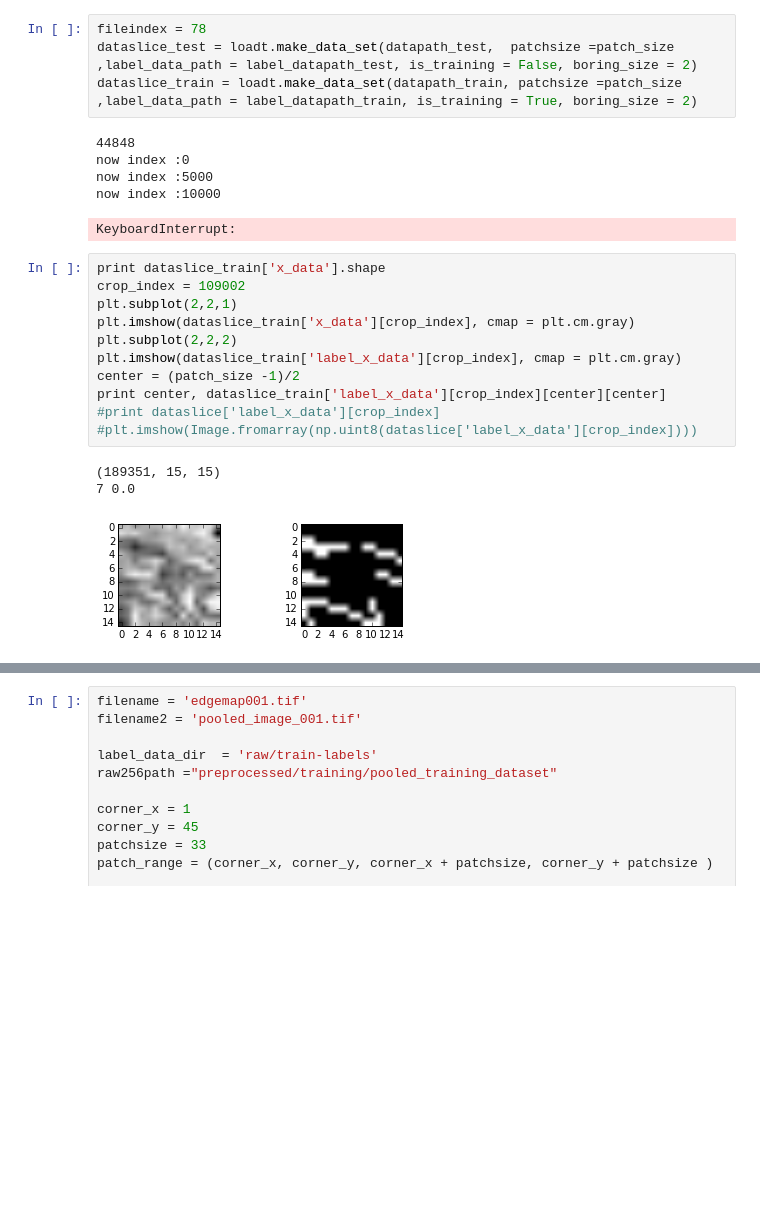
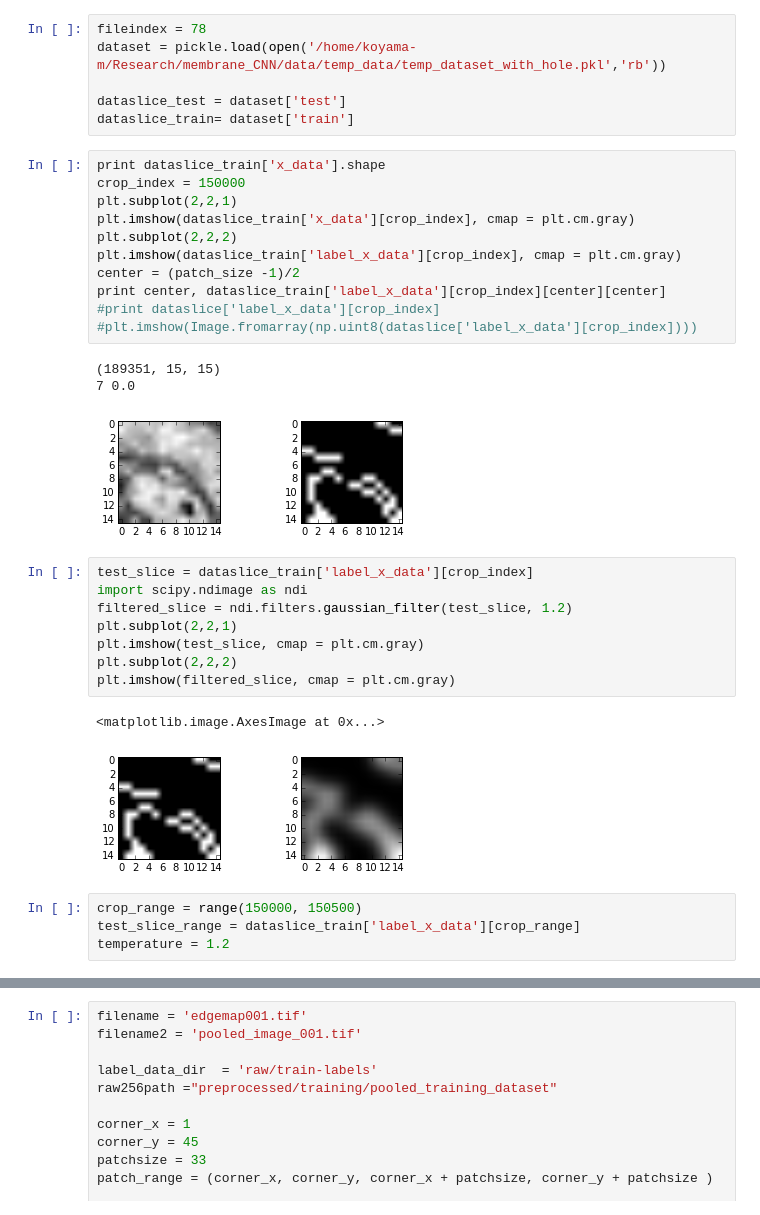
Before and after one commit to masomatics/membrane_CNN, a Jupyter notebook: notes/Untitled.ipynb, the cells around one changed output, grey strips where cells are left out. Drawn from its saved outputs; the diff is of its cells as text; blank space fills up the shorter version.

```diff
--- a/notes/Untitled.ipynb
+++ b/notes/Untitled.ipynb
@@ -34,25 +34,36 @@ reload(loadt)
-# %%
-fileindex = 78
-dataslice_test = loadt.make_data_set(datapath_test,  patchsize =patch_size ,label_data_path = label_datapath_test, is_training = False, boring_size = 2)
-dataslice_train = loadt.make_data_set(datapath_train, patchsize =patch_size ,label_data_path = label_datapath_train, is_training = True, boring_size = 2)
-# %% [output]
-44848
-now index :0
-now index :5000
-now index :10000
-KeyboardInterrupt:
+# %%
+fileindex = 78
+dataset = pickle.load(open('/home/koyama-m/Research/membrane_CNN/data/temp_data/temp_dataset_with_hole.pkl','rb'))
+
+dataslice_test = dataset['test']
+dataslice_train= dataset['train']
 # %%
 print dataslice_train['x_data'].shape
-crop_index = 109002
+crop_index = 150000
 plt.subplot(2,2,1)
 plt.imshow(dataslice_train['x_data'][crop_index], cmap = plt.cm.gray)
 plt.subplot(2,2,2)
 plt.imshow(dataslice_train['label_x_data'][crop_index], cmap = plt.cm.gray)
 center = (patch_size -1)/2
 print center, dataslice_train['label_x_data'][crop_index][center][center]
 #print dataslice['label_x_data'][crop_index]
 #plt.imshow(Image.fromarray(np.uint8(dataslice['label_x_data'][crop_index])))
 # %% [output]
 (189351, 15, 15)
 7 0.0
-[figure, old version]
+[figure, new version]
+# %%
+test_slice = dataslice_train['label_x_data'][crop_index]
+import scipy.ndimage as ndi
+filtered_slice = ndi.filters.gaussian_filter(test_slice, 1.2)
+plt.subplot(2,2,1)
+plt.imshow(test_slice, cmap = plt.cm.gray)
+plt.subplot(2,2,2)
+plt.imshow(filtered_slice, cmap = plt.cm.gray)
+# %% [output]
+<matplotlib.image.AxesImage at 0x...>
+[figure, added]
+# %%
+crop_range = range(150000, 150500)
+test_slice_range = dataslice_train['label_x_data'][crop_range]
+temperature = 1.2
```
Also changed, not shown: parts of 5 cells of this notebook, 9 other files.
